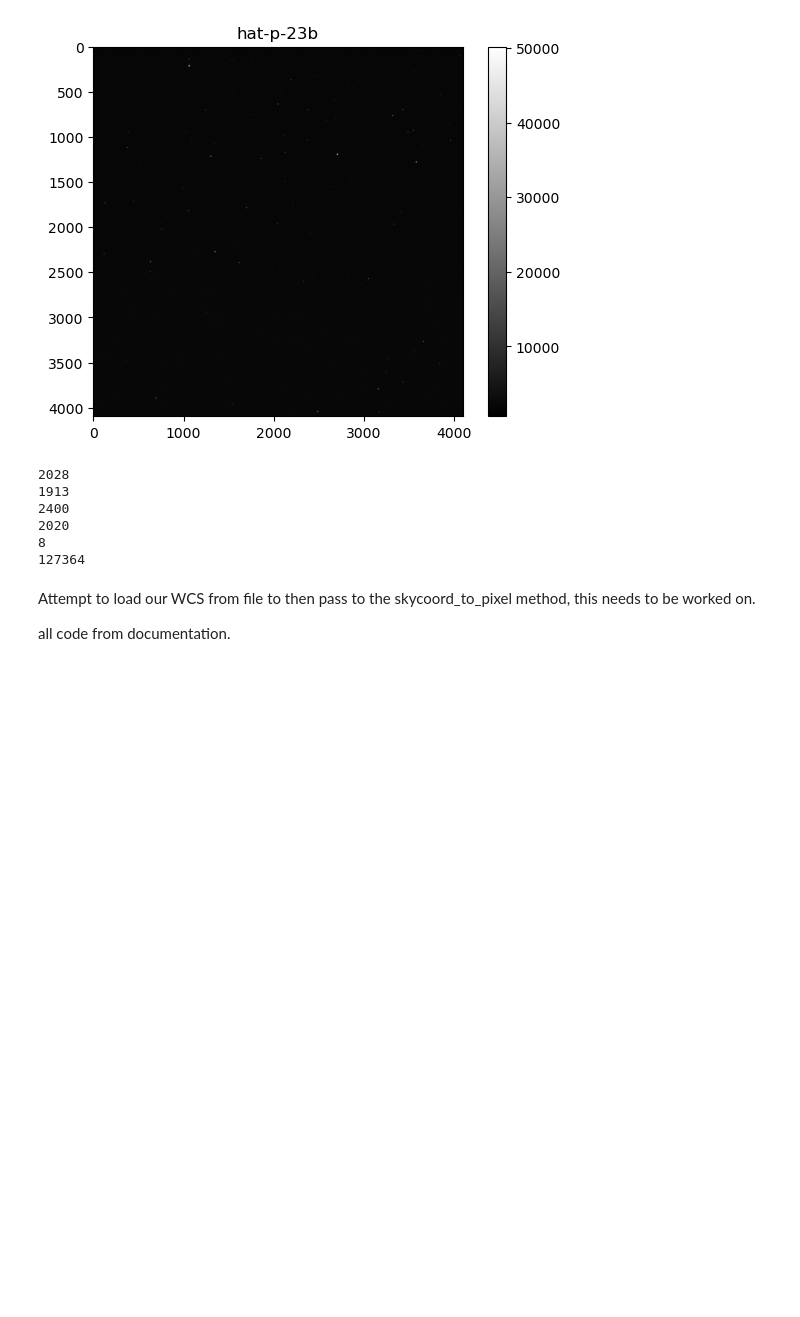
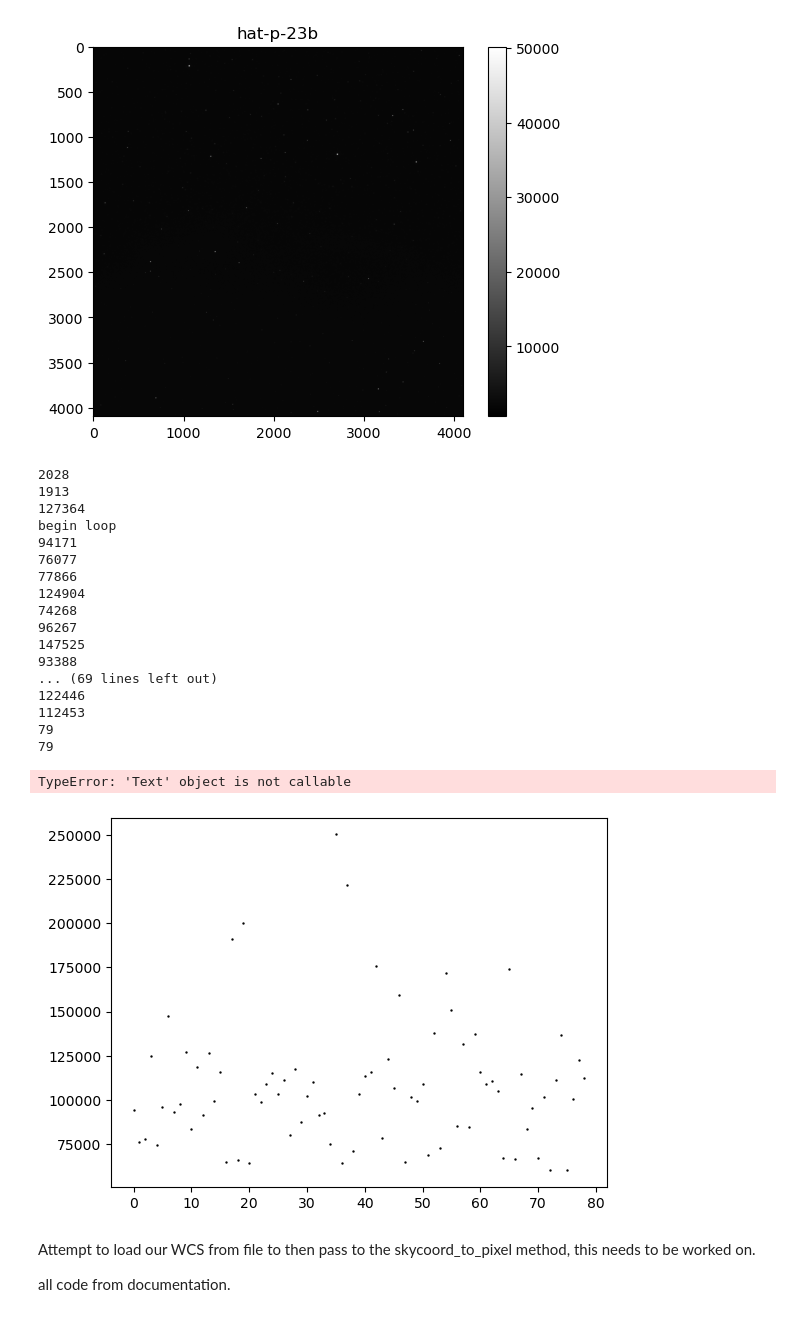
Before and after one commit to STEPUP-AstroPGH/LightKurveDEMO, a Jupyter notebook: doc_examples/astropy.ipynb, the cells around one changed output. Saved outputs shown, nothing was run; the diff lists cells and outputs as text; code cells hidden in the pictures; blank space fills up the shorter version.

Commit message:
first attempt at plotting a curve from the file pixel values. no trend observable, sum over larger range?

```diff
--- a/doc_examples/astropy.ipynb
+++ b/doc_examples/astropy.ipynb
@@ -65,33 +65,66 @@ plt.colorbar()
 # %%
 import astropy.wcs.utils as awu
 
 #skycoord_to_pixel converts a wcs header into a numpy array that stores the specific pixel values.
 #hatp23_pix = awu.skycoord_to_pixel()
 xcoord = 2400
 ycoord = 2020
 pix = 8
 #the star is roughly 15x15 pixels (from AIJ), hence we will sum the surrounding pixel values
 print(file_data[2405][2025])
 print(file_data[0][0])
 
 #sum the target star pixel values, ranges based on aij but should be pulled from image header.
-def sum_pixels(x_pix, y_pix, pixel):
+def sum_pixels(x_pix, y_pix, pixel, file_data):
     pix_sum = 0
     for i in range(x_pix, x_pix + pixel):
         for j in range(y_pix, y_pix + pixel):
             pix_sum = pix_sum + file_data[i][j]
             i=i+1
         j=j+1
     print(pix_sum)
+    return(pix_sum)
 
-sum_pixels(xcoord, ycoord, pix)
+sum_pixels(xcoord, ycoord, pix, file_data)
+
+pixel_value_array = np.empty([len(file_linkedlist)])
+
+print("begin loop")
+
+i=0
+for f in file_linkedlist:
+    file_pix_data = f[0].data
+    pixel_value_array[i] = sum_pixels(xcoord, ycoord, pix, file_pix_data)
+    i = i+1
+
+print(i)
+print(len(pixel_value_array))
+
+x = np.linspace(0, 78, 79)
+fig, ax = plt.subplots()
+ax.scatter(x, pixel_value_array, s=.5, color='black')
+fig.set_title("Lightcurve Attempt From Pixel Values")
+plt.show()
 # %% [output]
 2028
 1913
-2400
-2020
-8
 127364
+begin loop
+94171
+76077
+77866
+124904
+74268
+96267
+147525
+93388
+... (69 lines left out)
+122446
+112453
+79
+79
+TypeError: 'Text' object is not callable
+[figure, added]
 # %% [markdown]
 Attempt to load our WCS from file to then pass to the skycoord_to_pixel method, this needs to be worked on.
 
```
Also changed, not shown: parts of 1 cell of this notebook, 1 other file.
